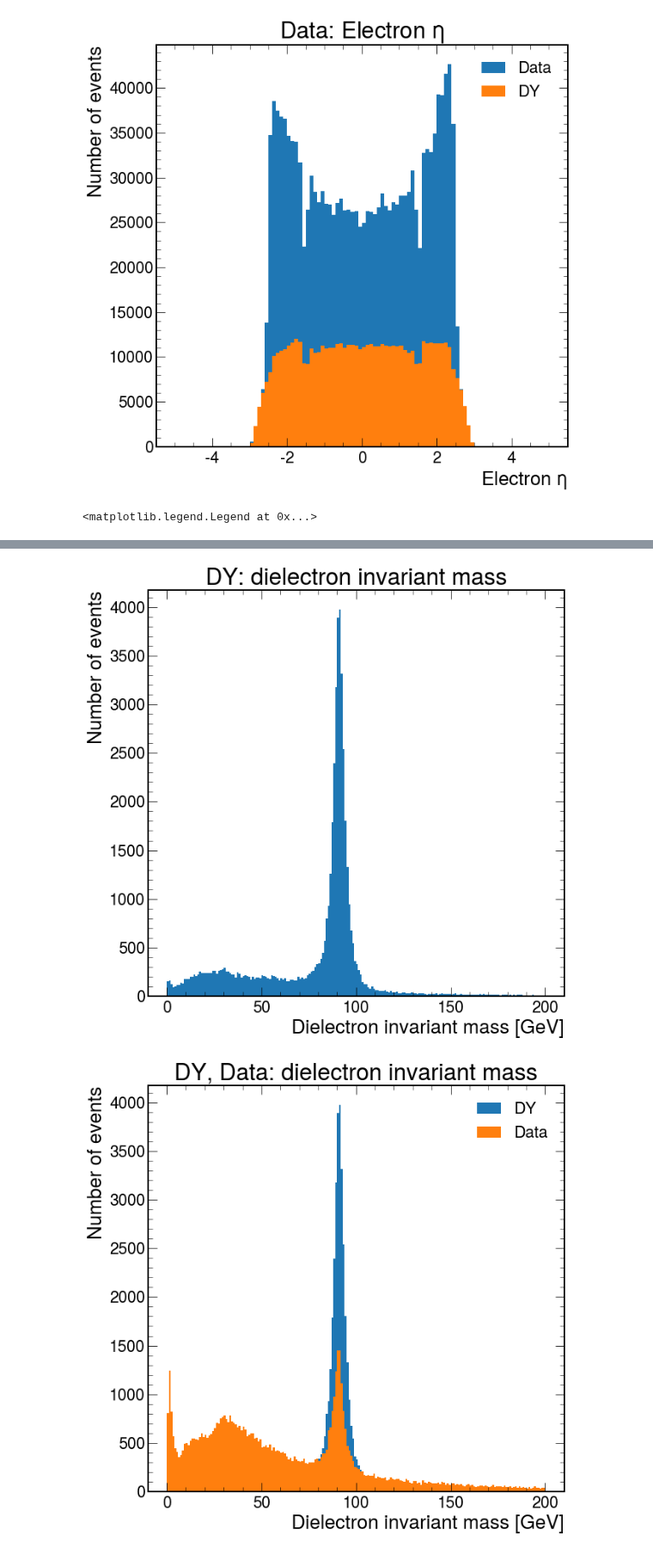
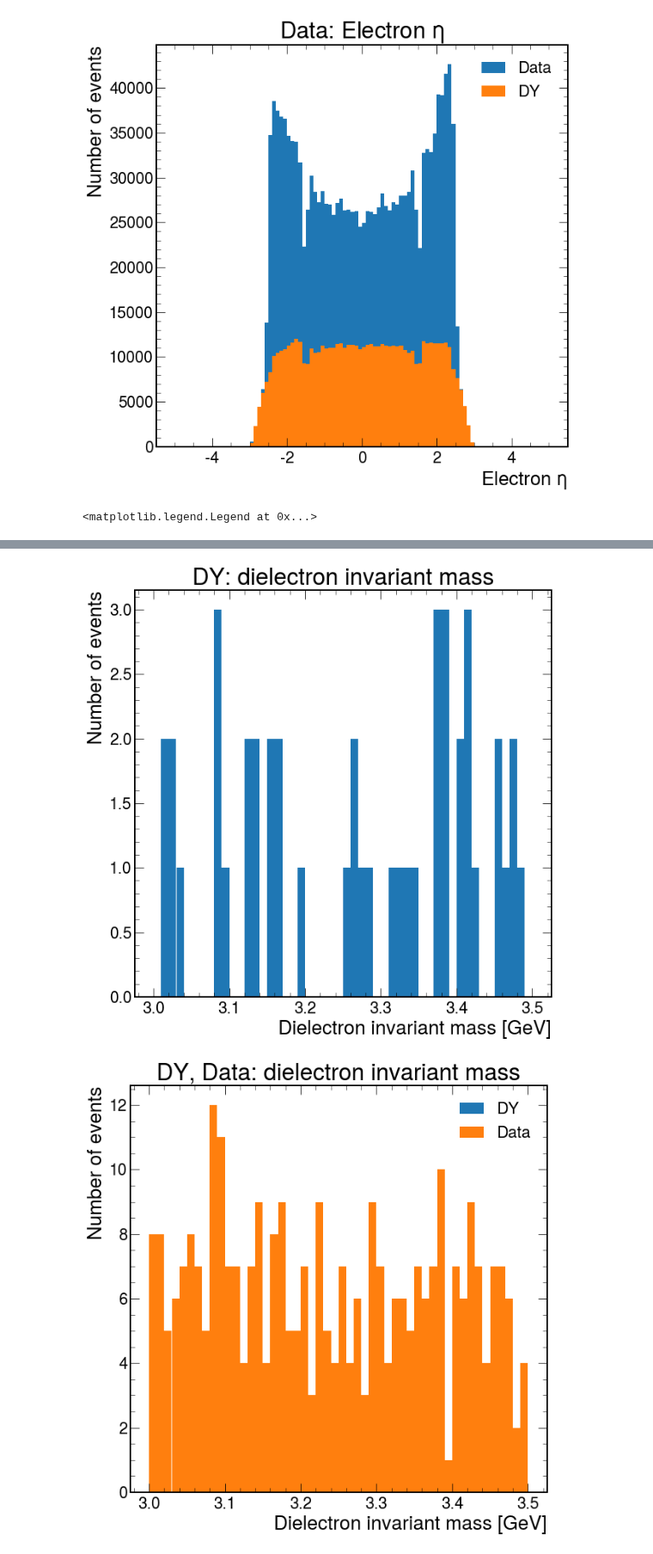
Before and after one commit to ku-cms/LeptonStudies, a Jupyter notebook: notebooks/electron_tnp_Z_mass.ipynb, the cells around one changed output, grey strips where cells are left out. Shown at 86% size. Cells and saved outputs as stored; diff of their text form; code cells hidden in the pictures.

```diff
--- a/notebooks/electron_tnp_Z_mass.ipynb
+++ b/notebooks/electron_tnp_Z_mass.ipynb
@@ -210,9 +218,9 @@ ax.legend(loc='upper right')
 # electrons: dielectron mass
 
 # Full range
-mass_min = 0
-mass_max = 200
-mass_nbins = 200
+# mass_min = 0
+# mass_max = 200
+# mass_nbins = 200
 
 # Z mass peak
 # mass_min = 50
@@ -220,9 +228,9 @@ mass_nbins = 200
 # mass_nbins = 80
 
 # J/psi mass peak
-# mass_min = 0
-# mass_max = 5
-# mass_nbins = 50
+mass_min = 3.0
+mass_max = 3.5
+mass_nbins = 50
 
 # Data
 fig, ax = plt.subplots()
@@ -269,2 +277,2 @@ ax.legend(loc='upper right')
-[figure, old version]
+[figure, new version]
-[figure, old version]
+[figure, new version]
```
Also changed, not shown: parts of 3 cells of this notebook, 1 other file.
